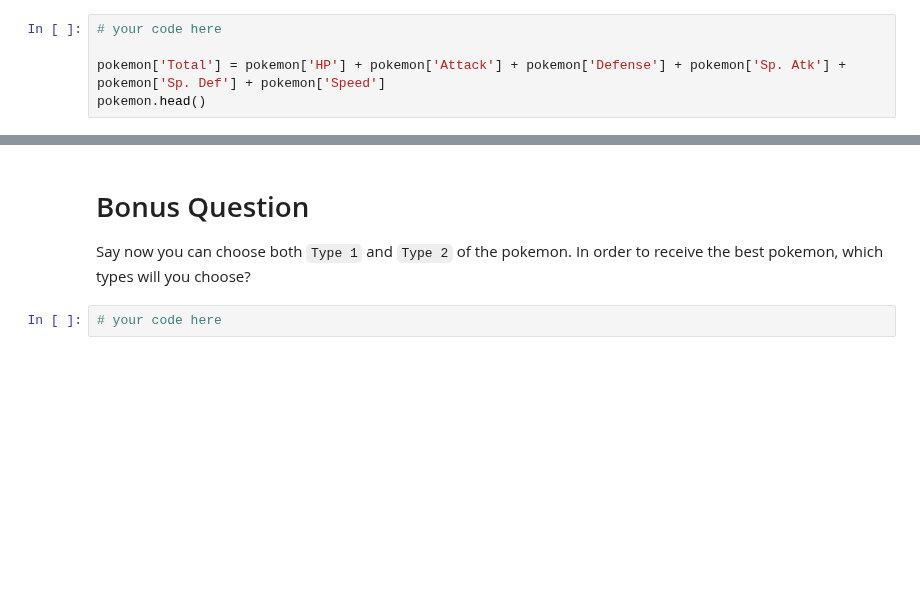
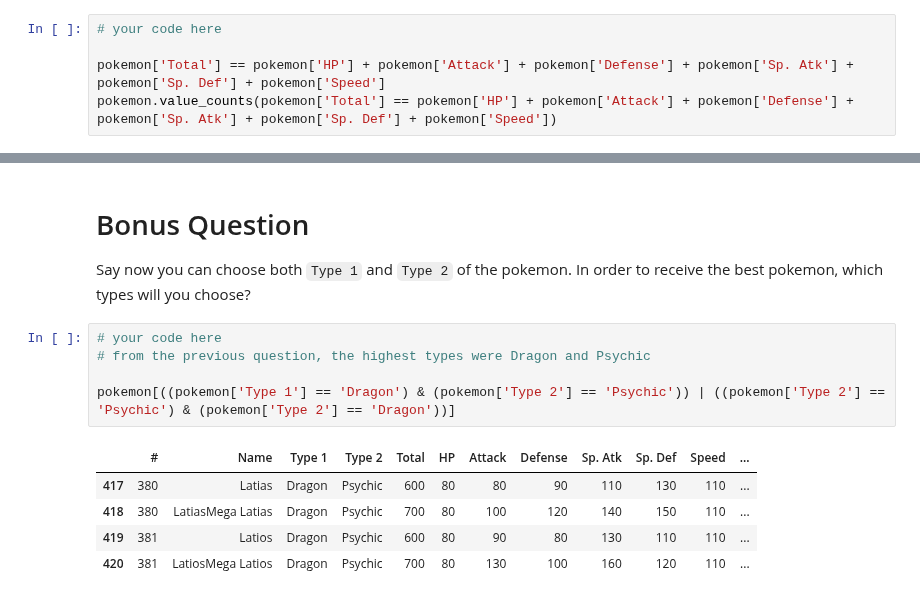
Before and after one commit to ta-data-lis/lab-dataframe-calculations, a Jupyter notebook: your-code/challenge-2.ipynb, the cells around one changed output, grey strips where cells are left out. Saved outputs shown, nothing was run; the diff lists cells and outputs as text; blank space fills up the shorter version.

```diff
--- a/your-code/challenge-2.ipynb
+++ b/your-code/challenge-2.ipynb
@@ -56,6 +56,6 @@ In the cell below, make a hypothesis on how `Total` is computed and test your hy
 # %%
 # your code here
 
-pokemon['Total'] = pokemon['HP'] + pokemon['Attack'] + pokemon['Defense'] + pokemon['Sp. Atk'] + pokemon['Sp. Def'] + pokemon['Speed']
-pokemon.head()
+pokemon['Total'] == pokemon['HP'] + pokemon['Attack'] + pokemon['Defense'] + pokemon['Sp. Atk'] + pokemon['Sp. Def'] + pokemon['Speed']
+pokemon.value_counts(pokemon['Total'] == pokemon['HP'] + pokemon['Attack'] + pokemon['Defense'] + pokemon['Sp. Atk'] + pokemon['Sp. Def'] + pokemon['Speed'])
 # %% [output]
@@ -188,5 +166,14 @@ There are multiple ways to answer this question. The easiest way is to use corre
 # Bonus Question
 
 Say now you can choose both `Type 1` and `Type 2` of the pokemon. In order to receive the best pokemon, which types will you choose?
-# %%
-# your code here
+# %%
+# your code here
+# from the previous question, the highest types were Dragon and Psychic
+
+pokemon[((pokemon['Type 1'] == 'Dragon') & (pokemon['Type 2'] == 'Psychic')) | ((pokemon['Type 2'] == 'Psychic') & (pokemon['Type 2'] == 'Dragon'))]
+# %% [output]
+|  | # | Name | Type 1 | Type 2 | Total | HP | Attack | Defense | Sp. Atk | Sp. Def | Speed | ... |
+| 417 | 380 | Latias | Dragon | Psychic | 600 | 80 | 80 | 90 | 110 | 130 | 110 | ... |
+| 418 | 380 | LatiasMega Latias | Dragon | Psychic | 700 | 80 | 100 | 120 | 140 | 150 | 110 | ... |
+| 419 | 381 | Latios | Dragon | Psychic | 600 | 80 | 90 | 80 | 130 | 110 | 110 | ... |
+| 420 | 381 | LatiosMega Latios | Dragon | Psychic | 700 | 80 | 130 | 100 | 160 | 120 | 110 | ... |
```
Also changed, not shown: parts of 4 cells of this notebook.
